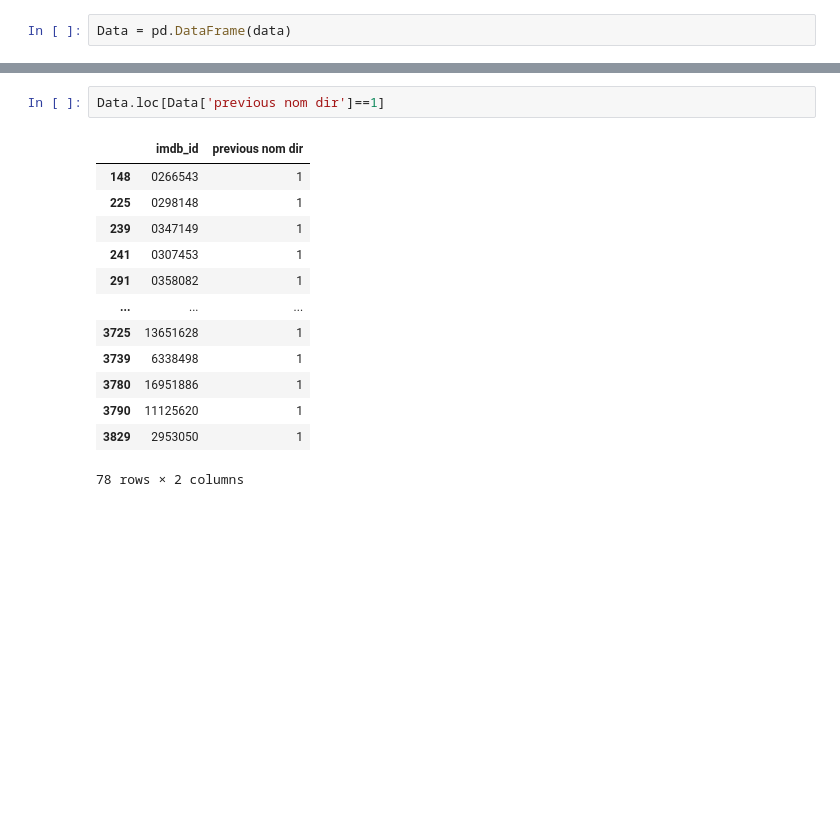
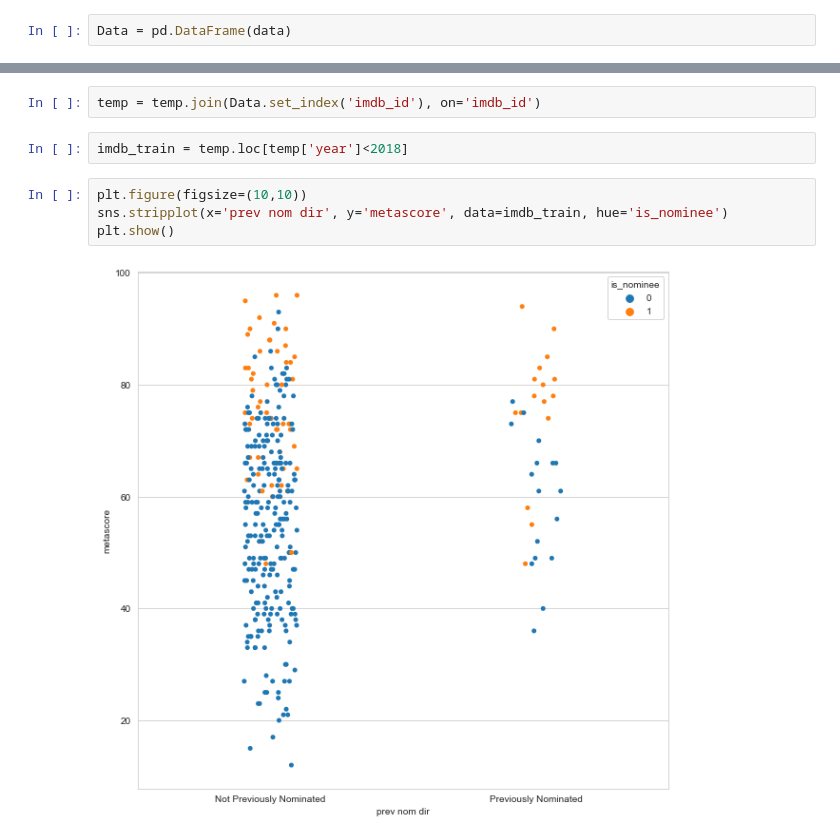
Before and after one commit to wrlaxboy151/may22-lunar-outpost, a Jupyter notebook: Data/Previously nominated directors.ipynb, the cells around one changed output, grey strips where cells are left out. Drawn from its saved outputs; the diff is of its cells as text; blank space fills up the shorter version.

```diff
--- a/Data/Previously nominated directors.ipynb
+++ b/Data/Previously nominated directors.ipynb
@@ -52,16 +68,10 @@ Data.loc[Data['imdb_id']=='5104604']
-# %%
-Data.loc[Data['previous nom dir']==1]
-# %% [output]
-|  | imdb_id | previous nom dir |
-| 148 | 0266543 | 1 |
-| 225 | 0298148 | 1 |
-| 239 | 0347149 | 1 |
-| 241 | 0307453 | 1 |
-| 291 | 0358082 | 1 |
-| ... | ... | ... |
-| 3725 | 13651628 | 1 |
-| 3739 | 6338498 | 1 |
-| 3780 | 16951886 | 1 |
-| 3790 | 11125620 | 1 |
-| 3829 | 2953050 | 1 |
-78 rows × 2 columns
+# %%
+temp = temp.join(Data.set_index('imdb_id'), on='imdb_id')
+# %%
+imdb_train = temp.loc[temp['year']<2018]
+# %%
+plt.figure(figsize=(10,10))
+sns.stripplot(x='prev nom dir', y='metascore', data=imdb_train, hue='is_nominee')
+plt.show()
+# %% [output]
+[figure, added]
```
Also changed, not shown: parts of 11 cells of this notebook.
